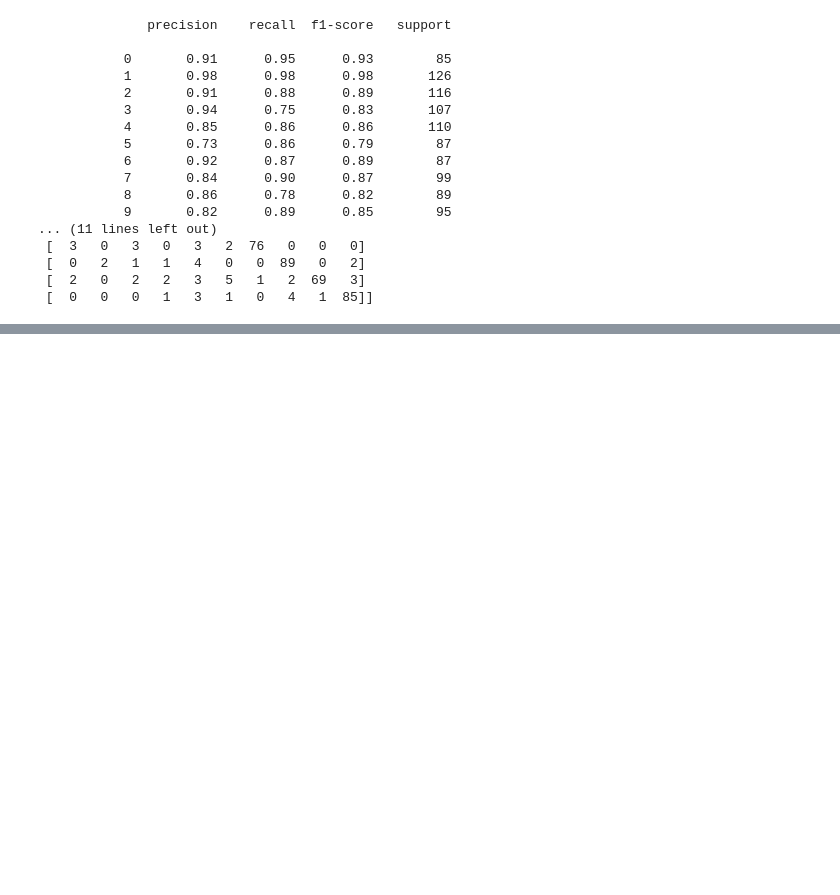
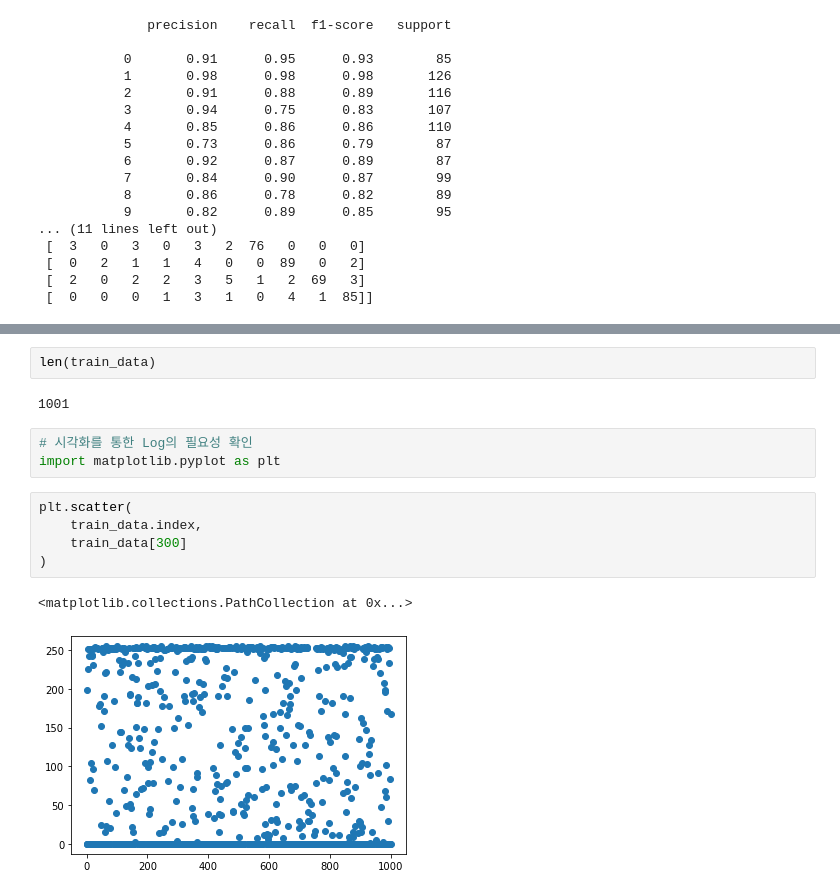
Before and after one commit to bjKim2/python_tj, a Jupyter notebook: 4.MachineLearning/Note/17.이미지 내부의 문자인식.ipynb, the cells around one changed output, grey strips where cells are left out. Saved outputs shown, nothing was run; the diff lists cells and outputs as text; blank space fills up the shorter version.

```diff
--- a/4.MachineLearning/Note/17.이미지 내부의 문자인식.ipynb
+++ b/4.MachineLearning/Note/17.이미지 내부의 문자인식.ipynb
@@ -179,0 +193,15 @@ print(metrics.confusion_matrix(test_label,pred))
+# %%
+len(train_data)
+# %% [output]
+1001
+# %%
+# 시각화를 통한 Log의 필요성 확인
+import matplotlib.pyplot as plt
+# %%
+plt.scatter(
+    train_data.index,
+    train_data[300]
+)
+# %% [output]
+<matplotlib.collections.PathCollection at 0x...>
+[figure, added]
```
Also changed, not shown: parts of 22 cells of this notebook, 15 other files.
